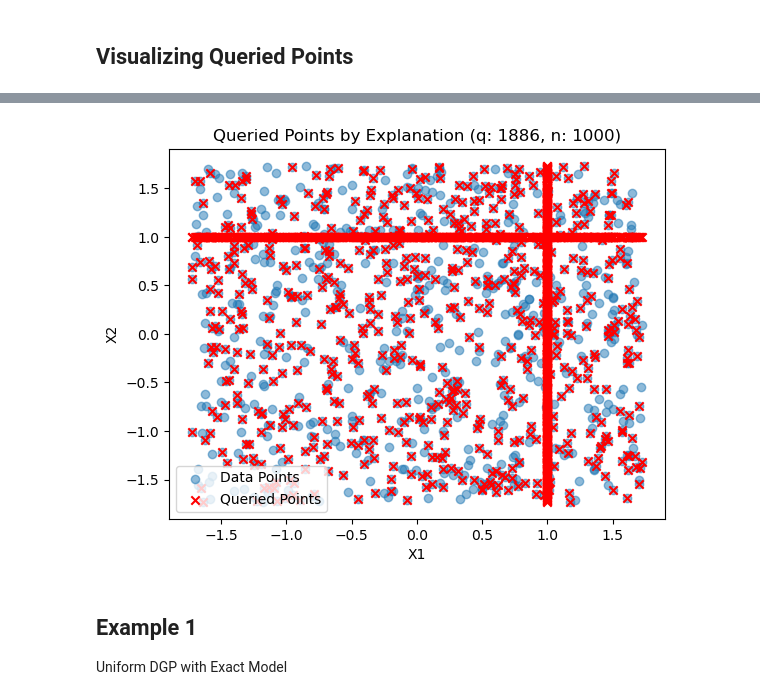
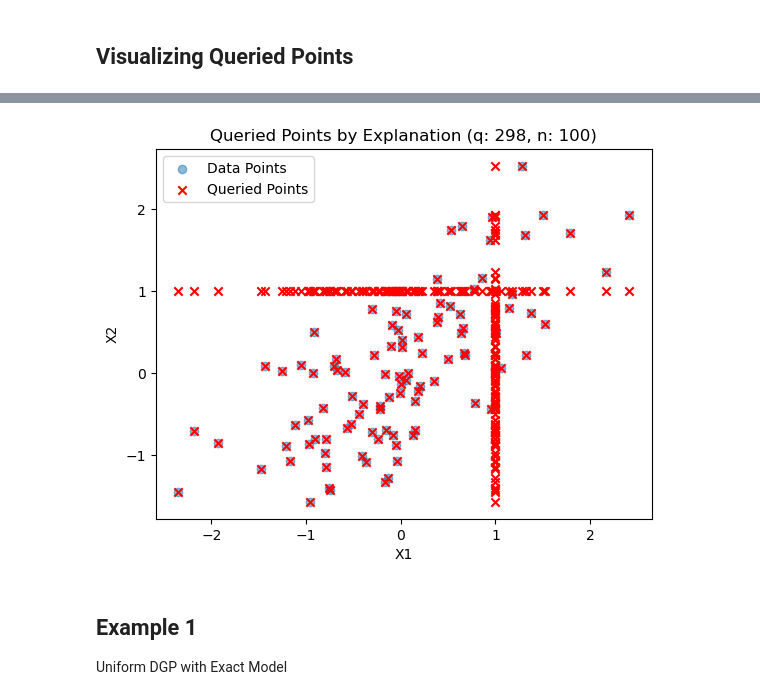
Before and after one commit to dawsonren/ExplainableML, a Jupyter notebook: compare_local.ipynb, the cells around one changed output, grey strips where cells are left out. Drawn from its saved outputs; the diff is of its cells as text; code cells hidden in the pictures.

```diff
--- a/compare_local.ipynb
+++ b/compare_local.ipynb
@@ -62,8 +84,8 @@ def generate_mixed_data(n, num_categories=3):
 # %%
 x_explain = np.array([1, 1])
 f = lambda x: x[:, 0] + x[:, 1] ** 2
-n = 1000
-X = generate_independent_2d_data(n)
+n = 100
+X = generate_2d_data_normal(n, rho=0.8)
 X[0, :] = x_explain
 y = f(X)
 bins = bin_selection(n)
@@ -139,6 +143,6 @@ plot_queried_points(X, lime.get_query_points())
 # %%
 shap = SHAP(f, X, verbose=False)
-shap.explain_local(0, num_samples=1000)
+shap.explain_local(x_explain, num_samples=1000)
 plot_queried_points(X, shap.get_query_points())
 # %% [output]
-[figure, old version]
+[figure, new version]
```
Also changed, not shown: parts of 32 cells of this notebook, 13 other files.
